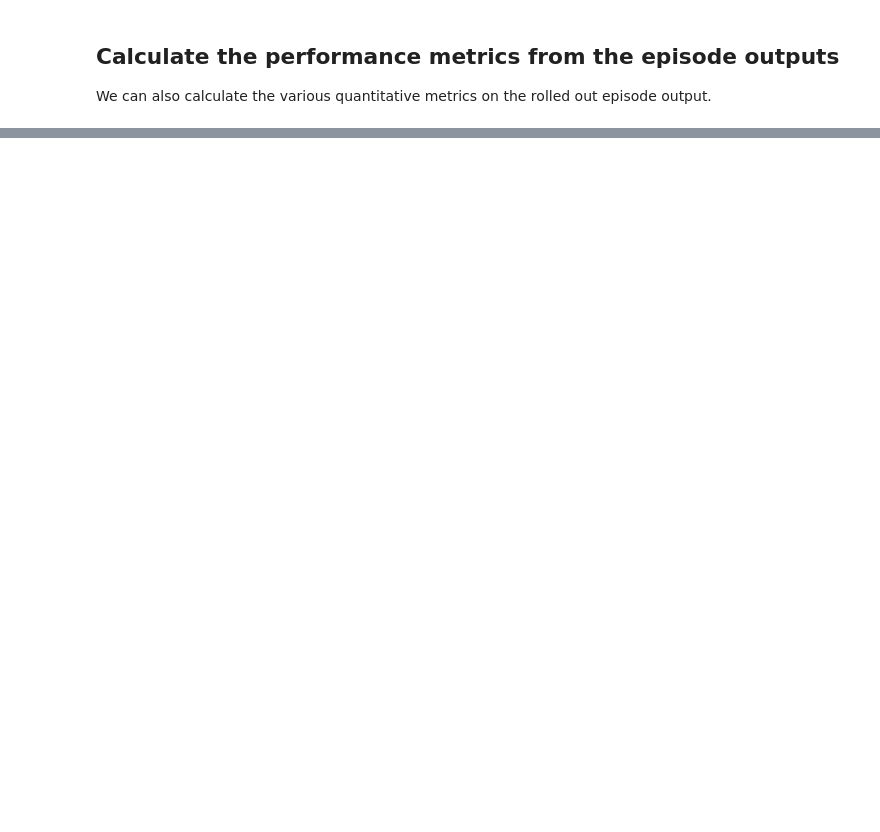
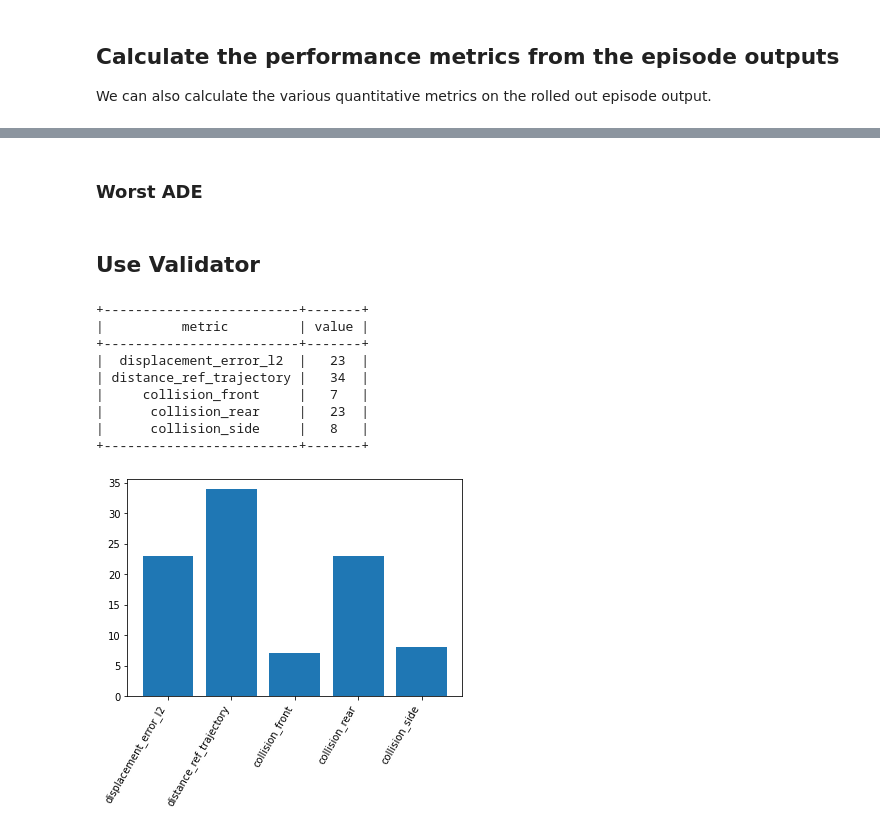
Before and after one commit to Pronton2001/rlhf-car, a Jupyter notebook: rllib_ppo_policy_training.ipynb, the cells around one changed output, grey strips where cells are left out. Cells and saved outputs as stored; diff of their text form; code cells hidden in the pictures; blank space fills up the shorter version.

Commit message:
add validator

```diff
--- a/rllib_ppo_policy_training.ipynb
+++ b/rllib_ppo_policy_training.ipynb
@@ -50,11 +46,12 @@ ray.init(num_cpus=12, ignore_reinit_error=True, log_to_driver=False)
 # %%
-# Dataset is assumed to be on the folder specified
-# in the L5KIT_DATA_FOLDER environment variable
+
 from l5kit.configs import load_config_data
 
 # get environment config
-# env_config_path = '/workspace/source/configs/gym_config.yaml'
-env_config_path = '/workspace/source/src/configs/gym_vectorizer_config.yaml'
+# env_config_path = '/workspace/source/configs/gym_config_history3.yaml'
+#env_config_path = '/workspace/source/configs/gym_config84.yaml'
+env_config_path = '/workspace/source/configs/gym_config.yaml'
+# env_config_path = '/workspace/source/src/configs/gym_vectorizer_config.yaml'
 cfg = load_config_data(env_config_path)
 # %% [markdown]
 ## Customize my model
@@ -475,6 +374,6 @@ result_grid = tune.Tuner(
 # %%
-config_param_space['lr'] = 3e-5
-path_to_trained_agent_checkpoint = 'l5kit/ray_results/27-12-2022_16-24-37/PPO/PPO_L5-CLE-V1_fdd0f_00000_0_2022-12-27_11-45-42/checkpoint_000480'
+# config_param_space['lr'] = 3e-5
+path_to_trained_agent_checkpoint = 'datasets/ray_results/23-03-2023_13-36-12/PPO/PPO_L5-CLE-V1_010e0_00000_0_2023-03-23_06-36-12/checkpoint_000380'
 from ray.rllib.algorithms.ppo import PPO
 ray.tune.run(PPO, config=config_param_space, restore=path_to_trained_agent_checkpoint)
 # %%
@@ -798,5 +744,4 @@ algo.restore(checkpoint_path)
 # %%
-rewards = []
 def rollout_episode(model, env, idx = 0):
     """Rollout a particular scene index and return the simulation output.
 
@@ -816,9 +761,7 @@ def rollout_episode(model, env, idx = 0):
     while True:
         action = model.compute_single_action(obs, deterministic=True)
         obs, reward, done, info = env.step(action)
-        total_reward += reward
         if done:
-            rewards.append(total_reward)
             break
 
     # The episode outputs are present in the key "sim_outs"
@@ -829,5 +772,5 @@ def rollout_episode(model, env, idx = 0):
 # sim_out = rollout_episode(model, rollout_env)
 # Rollout 5 episodes
 sim_outs =[]
-for i in range(2):
+for i in range(100):
     sim_outs.append(rollout_episode(algo, rollout_env, i))
@@ -881,0 +861,2 @@ quantify_outputs(sim_outs)
+# %% [markdown]
+### Worst ADE
@@ -932 +872,36 @@ def quantify_outputs(sim_outs, metric_set=None):
 quantify_outputs(sim_outs)
+# %% [markdown]
+## Use Validator
+# %%
+from src.validate.validator import CLEValidator
+import matplotlib.pyplot as plt
+import numpy as np
+
+agg = CLEValidator(sim_outs)
+fields = ["metric", "value"]
+table = PrettyTable(field_names=fields)
+
+values = []
+names = []
+
+for metric_name in agg:
+    table.add_row([metric_name, agg[metric_name].item()])
+    values.append(agg[metric_name].item())
+    names.append(metric_name)
+
+print(table)
+
+plt.bar(np.arange(len(names)), values)
+plt.xticks(np.arange(len(names)), names, rotation=60, ha='right')
+plt.show()
+# %% [output]
++-------------------------+-------+
+|          metric         | value |
++-------------------------+-------+
+|  displacement_error_l2  |   23  |
+| distance_ref_trajectory |   34  |
+|     collision_front     |   7   |
+|      collision_rear     |   23  |
+|      collision_side     |   8   |
++-------------------------+-------+
+[figure, added]
```
Also changed, not shown: parts of 34 cells of this notebook, 11 other files.
